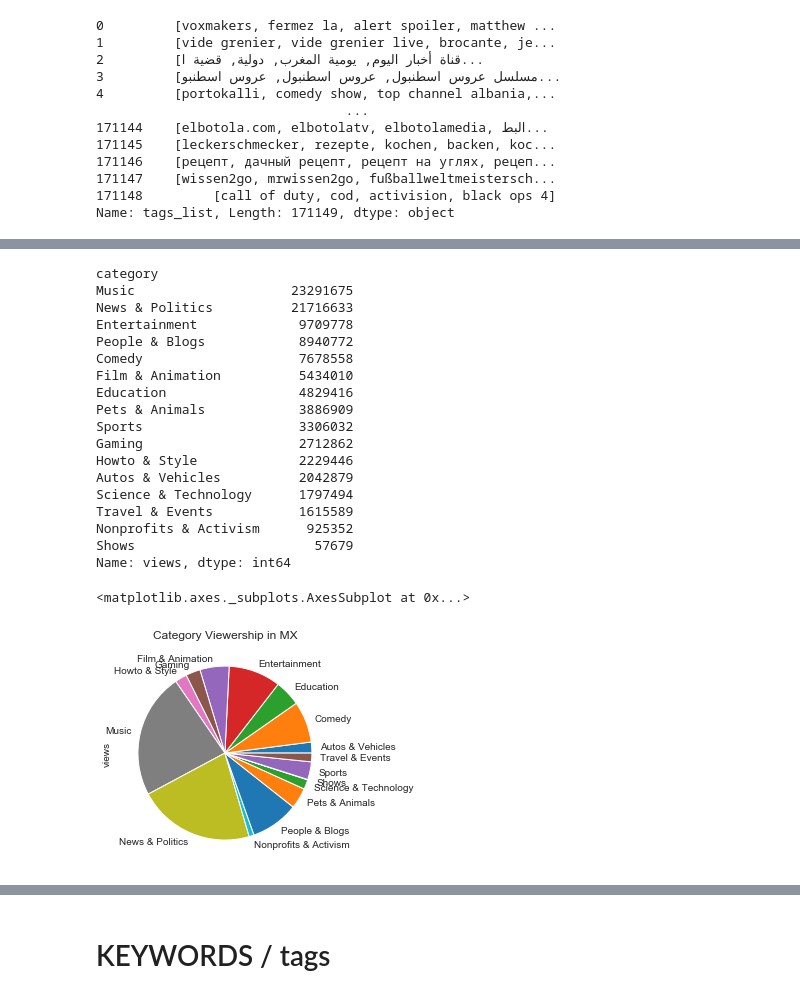
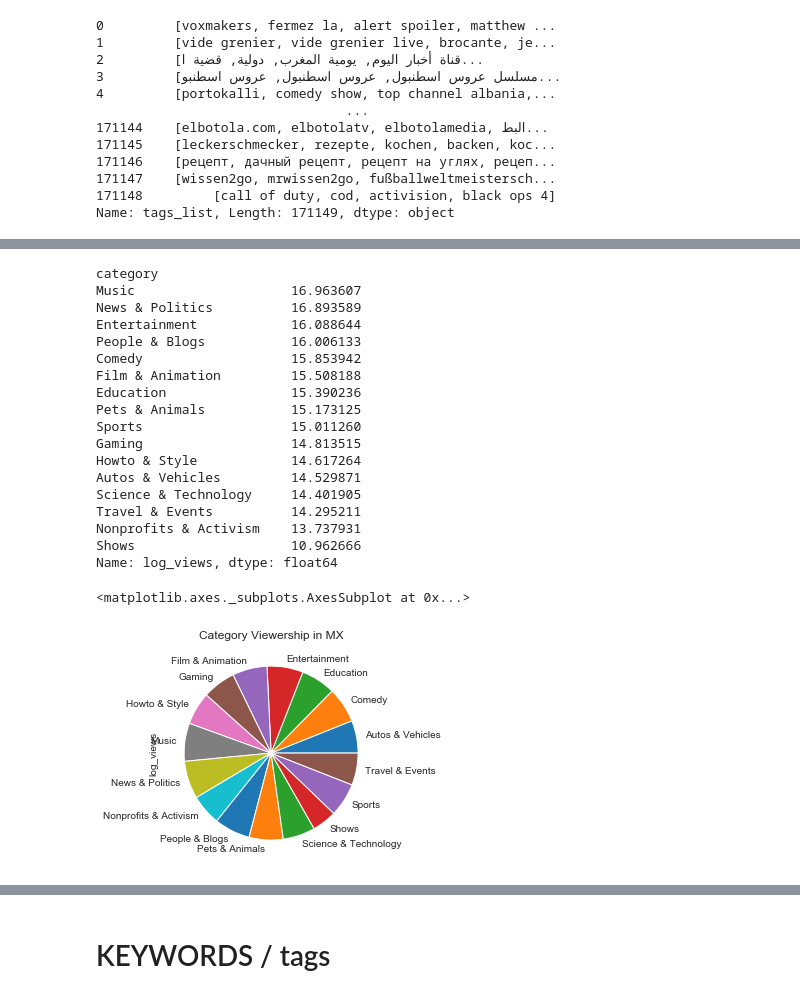
Before and after one commit to miguelgrisanti/YoutubeMXKeys, a Jupyter notebook: YoutubeRider.ipynb, the cells around one changed output, grey strips where cells are left out. Saved outputs shown, nothing was run; the diff lists cells and outputs as text; code cells hidden in the pictures.

```diff
--- a/YoutubeRider.ipynb
+++ b/YoutubeRider.ipynb
@@ -253,26 +264,26 @@ df_mexico.groupby('category')['comment_count'].agg('max').plot(kind='pie',title=
 # %%
-df_mexico.groupby('category')['views'].max().sort_values(ascending=False)
+df_mexico.groupby('category')['log_views'].max().sort_values(ascending=False)
 # %% [output]
 category
-Music                    23291675
-News & Politics          21716633
-Entertainment             9709778
-People & Blogs            8940772
-Comedy                    7678558
-Film & Animation          5434010
-Education                 4829416
-Pets & Animals            3886909
-Sports                    3306032
-Gaming                    2712862
-Howto & Style             2229446
-Autos & Vehicles          2042879
-Science & Technology      1797494
-Travel & Events           1615589
-Nonprofits & Activism      925352
-Shows                       57679
-Name: views, dtype: int64
+Music                    16.963607
+News & Politics          16.893589
+Entertainment            16.088644
+People & Blogs           16.006133
+Comedy                   15.853942
+Film & Animation         15.508188
+Education                15.390236
+Pets & Animals           15.173125
+Sports                   15.011260
+Gaming                   14.813515
+Howto & Style            14.617264
+Autos & Vehicles         14.529871
+Science & Technology     14.401905
+Travel & Events          14.295211
+Nonprofits & Activism    13.737931
+Shows                    10.962666
+Name: log_views, dtype: float64
 # %%
-df_mexico.groupby('category')['views'].agg('max').plot(kind='pie',title='Category Viewership in MX')
+df_mexico.groupby('category')['log_views'].agg('max').plot(kind='pie',title='Category Viewership in MX')
 # %% [output]
 <matplotlib.axes._subplots.AxesSubplot at 0x...>
-[figure, old version]
+[figure, new version]
```
Also changed, not shown: parts of 24 cells of this notebook.
